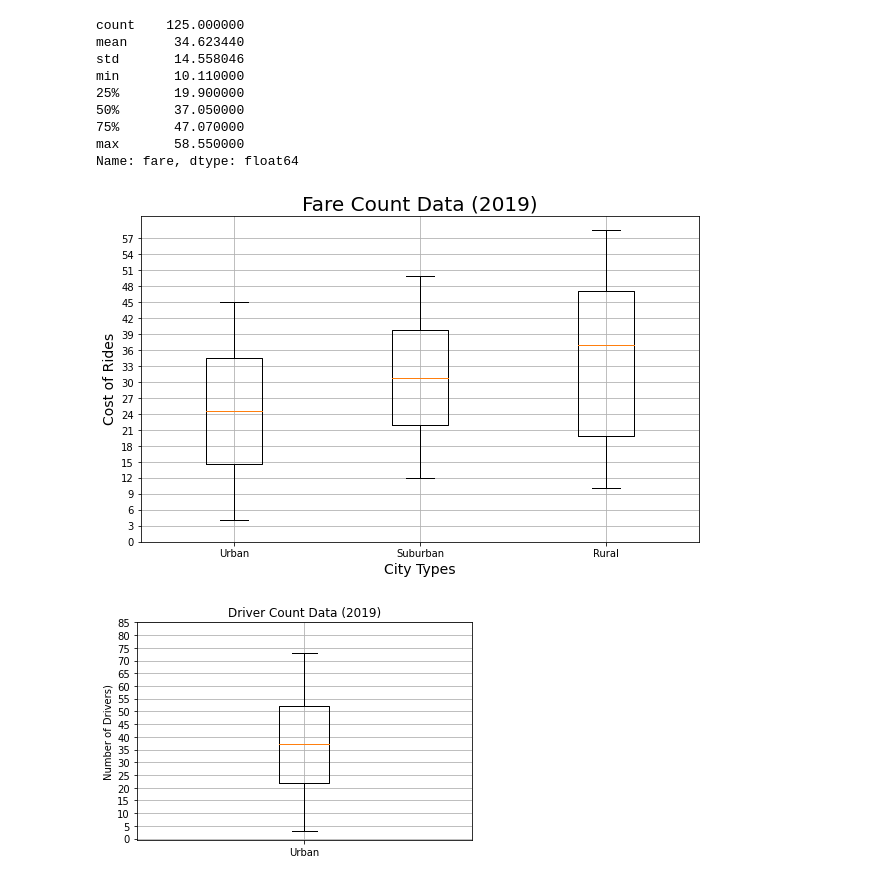
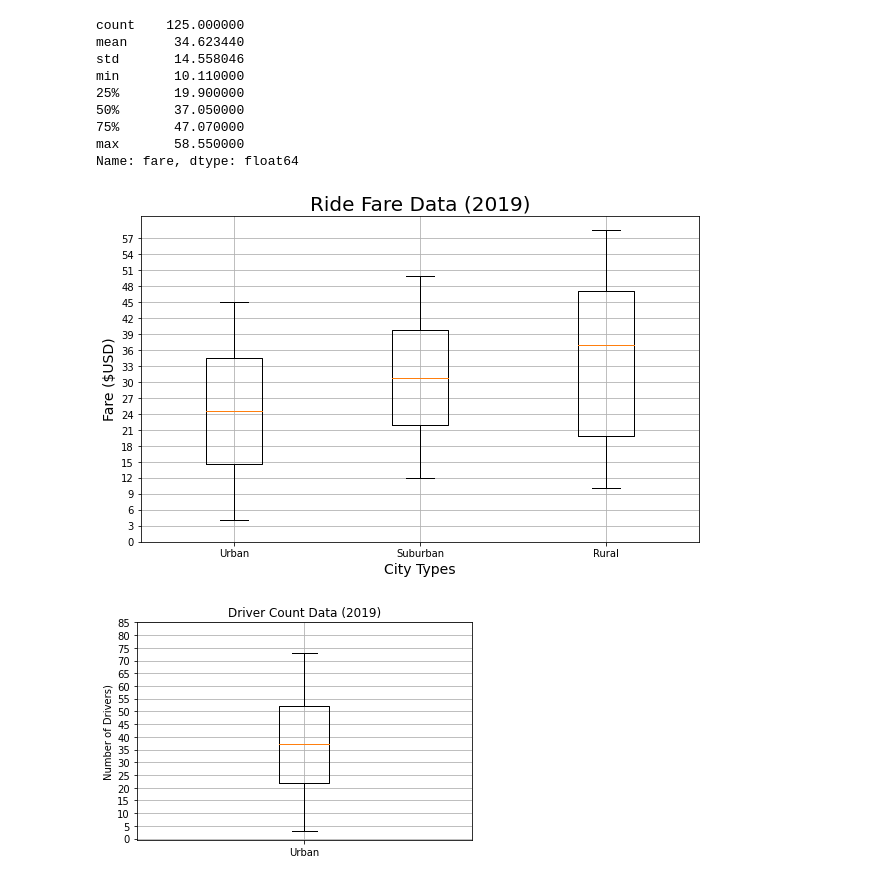
Before and after one commit to jojosaurusrex/PyBer_Analysis, a Jupyter notebook: Pyber_ride_data.ipynb, the cells around one changed output. Saved outputs shown, nothing was run; the diff lists cells and outputs as text; code cells hidden in the pictures.

```diff
--- a/Pyber_ride_data.ipynb
+++ b/Pyber_ride_data.ipynb
@@ -660,21 +660,21 @@ Name: fare, dtype: float64
 # %%
 # Add all ride count box-and-whisker plots to the same graph.
 x_labels = ["Urban", "Suburban","Rural"]
 ride_count_data = [urban_fares, suburban_fares, rural_fares]
 fig, ax = plt.subplots(figsize=(10, 6))
 
-ax.set_title('Fare Count Data (2019)',fontsize=20)
-ax.set_ylabel('Cost of Rides',fontsize=14)
+ax.set_title('Ride Fare Data (2019)',fontsize=20)
+ax.set_ylabel('Fare ($USD)',fontsize=14)
 ax.set_xlabel("City Types",fontsize=14)
 ax.boxplot(ride_count_data, labels=x_labels)
 ax.set_yticks(np.arange(0, 60, step=3.0))
 ax.grid()
 
 # Save the figure.
 plt.savefig("analysis/Fig3.png")
 plt.show()
 # %% [output]
-[figure, old version]
+[figure, new version]
 # %%
 # Create the box-and-whisker plot for the urban driver count data.
 x_labels = ["Urban"]
```
Also changed, not shown: parts of 5 cells of this notebook, 3 other files.
